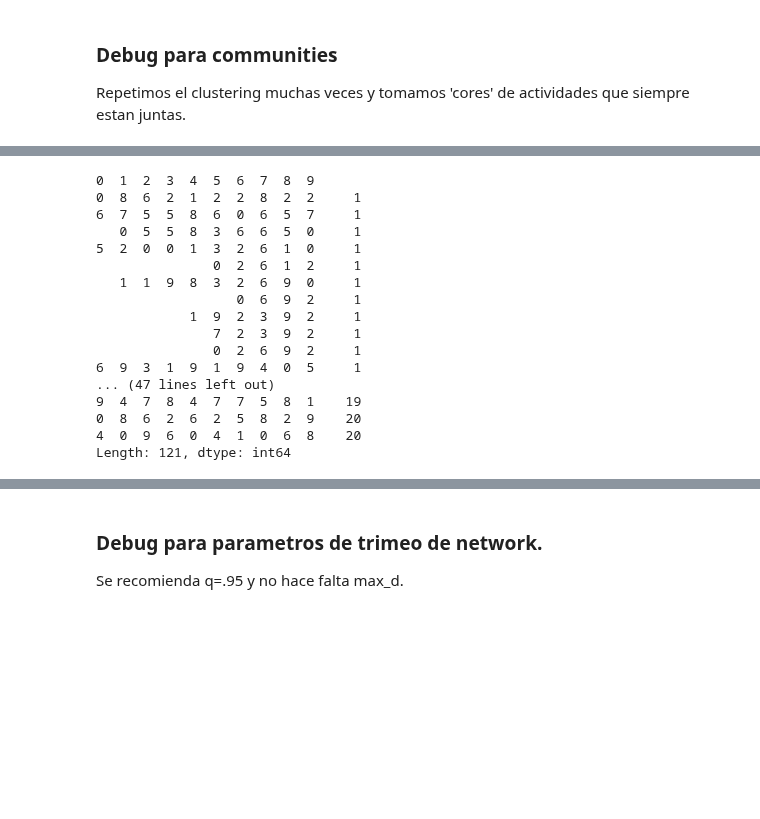
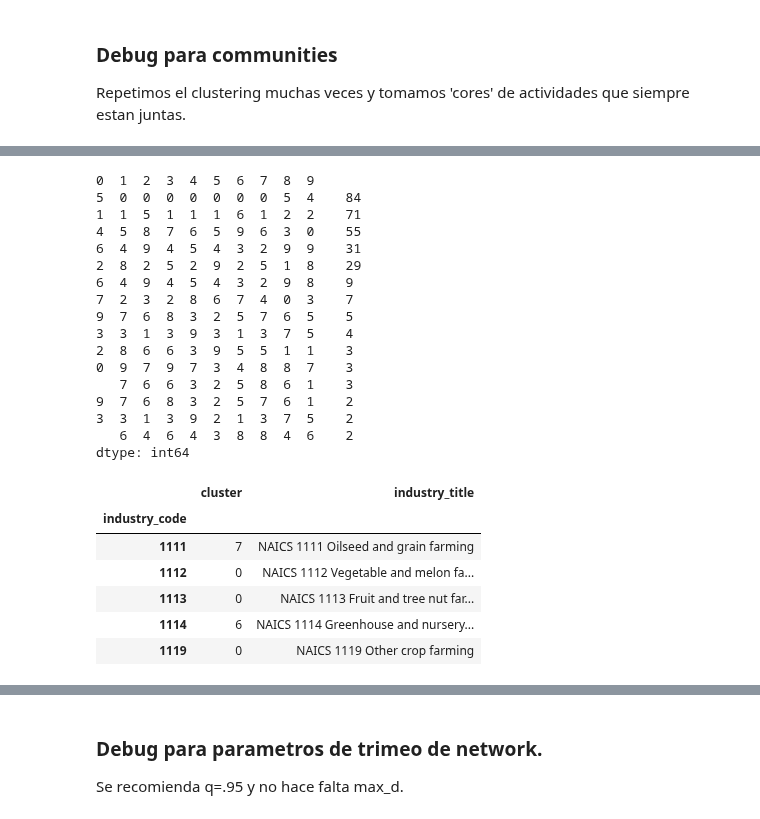
Before and after one commit to matuteiglesias/geo-correlation-structures, a Jupyter notebook: USA Industries clean.ipynb, the cells around one changed output, grey strips where cells are left out. Drawn from its saved outputs; the diff is of its cells as text; code cells hidden in the pictures; blank space fills up the shorter version.

```diff
--- a/USA Industries clean.ipynb
+++ b/USA Industries clean.ipynb
@@ -133,26 +190,53 @@ pd.concat(clust_result_list, axis = 1).head()
 # %%
 clust_compare_table = pd.concat(clust_result_list, axis = 1)
 clust_compare_table.columns = range(clust_compare_table.shape[1])
-clust_compare_table.groupby(range(n)).size().sort_values()
+patterns_ranking = clust_compare_table.groupby(range(n)).size().sort_values(ascending = False)
+patterns_ranking.head(15)
 # clust_compare_table.drop_duplicates().sort_values([0, 1, 2])
+
+# display debugs
+# clust_compare_table.sort_values(range(n)).reset_index().merge(indu_names, left_on = 'index', right_on = 'industry_code', how = 'left')
+# count = clust_compare_table.groupby(range(n)).size()
+# pd.DataFrame(count[count < 2], columns = ['#_indus']).reset_index().merge(clust_compare_table.reset_index(), on = range(n)).merge(industry_titles, left_on = 'index', right_on = 'industry_code')
 # %% [output]
 0  1  2  3  4  5  6  7  8  9
-0  8  6  2  1  2  2  8  2  2     1
-6  7  5  5  8  6  0  6  5  7     1
-   0  5  5  8  3  6  6  5  0     1
-5  2  0  0  1  3  2  6  1  0     1
-               0  2  6  1  2     1
-   1  1  9  8  3  2  6  9  0     1
-                  0  6  9  2     1
-            1  9  2  3  9  2     1
-               7  2  3  9  2     1
-               0  2  6  9  2     1
-6  9  3  1  9  1  9  4  0  5     1
-... (47 lines left out)
-9  4  7  8  4  7  7  5  8  1    19
-0  8  6  2  6  2  5  8  2  9    20
-4  0  9  6  0  4  1  0  6  8    20
-Length: 121, dtype: int64
+5  0  0  0  0  0  0  0  5  4    84
+1  1  5  1  1  1  6  1  2  2    71
+4  5  8  7  6  5  9  6  3  0    55
+6  4  9  4  5  4  3  2  9  9    31
+2  8  2  5  2  9  2  5  1  8    29
+6  4  9  4  5  4  3  2  9  8    9
+7  2  3  2  8  6  7  4  0  3    7
+9  7  6  8  3  2  5  7  6  5    5
+3  3  1  3  9  3  1  3  7  5    4
+2  8  6  6  3  9  5  5  1  1    3
+0  9  7  9  7  3  4  8  8  7    3
+   7  6  6  3  2  5  8  6  1    3
+9  7  6  8  3  2  5  7  6  1    2
+3  3  1  3  9  2  1  3  7  5    2
+   6  4  6  4  3  8  8  4  6    2
+dtype: int64
+# %%
+count = clust_compare_table.groupby(range(n)).size()
+clust_result = pd.DataFrame(count[count > 5], columns = ['#_indus']).reset_index().merge(clust_compare_table.reset_index(), on = range(n))
+clust_result['cluster'] = clust_result[range(n)].astype(str).sum(1)
+clust_result['cluster'] = clust_result.cluster.rank(method = 'dense')
+
+indu_names = industry_titles.loc[industry_titles.industry_code.isin(X.columns)]
+clust_result = clust_result.merge(indu_names, left_on = 'index', right_on = 'industry_code', how = 'right')
+# clust_result = clust_result.set_index()
+clust_result = clust_result.set_index('industry_code')[['cluster', 'industry_title']]
+clust_result['cluster'] = clust_result['cluster'].fillna(0).astype(int)
+clust_result = clust_result.sort_index()
+clust_result.head()
+# %% [output]
+|  | cluster | industry_title |
+| industry_code |  |  |
+| 1111 | 7 | NAICS 1111 Oilseed and grain farming |
+| 1112 | 0 | NAICS 1112 Vegetable and melon fa... |
+| 1113 | 0 | NAICS 1113 Fruit and tree nut far... |
+| 1114 | 6 | NAICS 1114 Greenhouse and nursery... |
+| 1119 | 0 | NAICS 1119 Other crop farming |
 # %%
 pd.options.display.max_rows = 999
 pd.options.display.max_colwidth = -1
```
Also changed, not shown: parts of 17 cells of this notebook, 2 other files.
